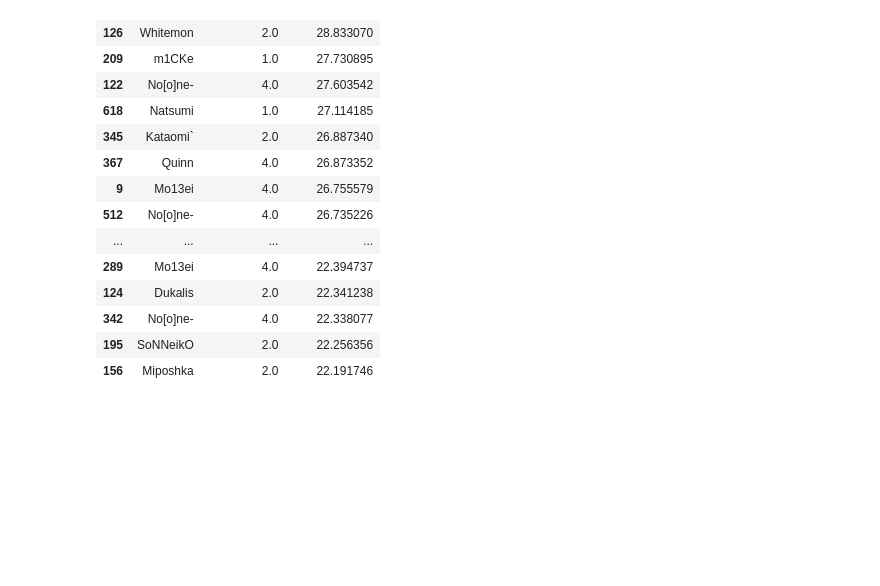
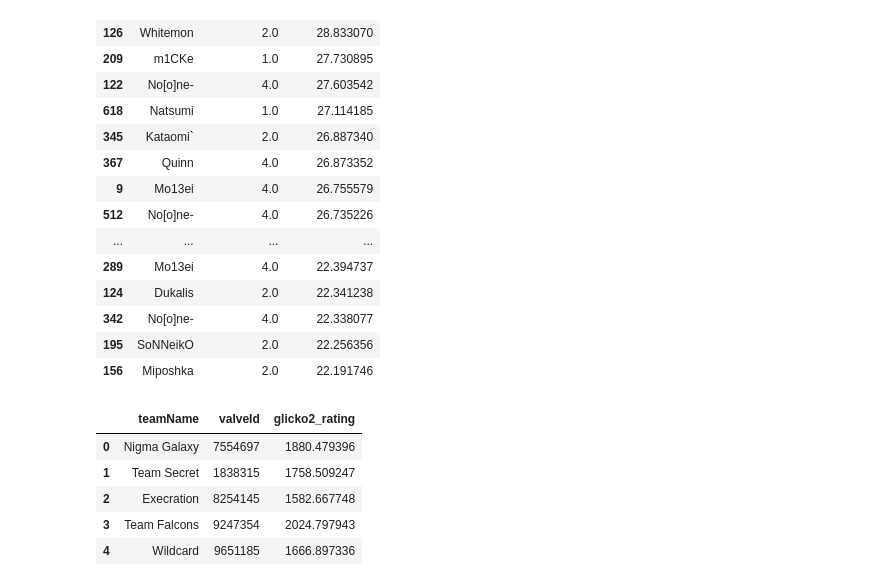
Before and after one commit to Burny101/dota-fantasy, a Jupyter notebook: exploration.ipynb, the cells around one changed output. Drawn from its saved outputs; the diff is of its cells as text; code cells hidden in the pictures; blank space fills up the shorter version.

Commit message:
Clean script slightly

```diff
--- a/exploration.ipynb
+++ b/exploration.ipynb
@@ -439,3 +447,25 @@ df_players[['name', 'fantasy_role', 'fantasy_score']].sort_values('fantasy_score
 | 342 | No[o]ne- | 4.0 | 22.338077 |
 | 195 | SoNNeikO | 2.0 | 22.256356 |
 | 156 | Miposhka | 2.0 | 22.191746 |
+# %%
+import subprocess
+
+date = "2025-04-07" # This will be handled automatically
+
+# Run the get_glicko.py script with the date as a parameter
+subprocess.run(["python", "get_glicko.py", date], check=True)
+
+# Load the generated ratings file into a DataFrame
+ratings_file = f"ratings_{date}.json"
+with open(ratings_file, "r", encoding="utf-8") as f:
+	ratings_data = json.load(f)
+
+df_ratings = pd.DataFrame(ratings_data)
+df_ratings.head()
+# %% [output]
+|  | teamName | valveId | glicko2_rating |
+| 0 | Nigma Galaxy | 7554697 | 1880.479396 |
+| 1 | Team Secret | 1838315 | 1758.509247 |
+| 2 | Execration | 8254145 | 1582.667748 |
+| 3 | Team Falcons | 9247354 | 2024.797943 |
+| 4 | Wildcard | 9651185 | 1666.897336 |
```
Also changed, not shown: parts of 6 cells of this notebook.
